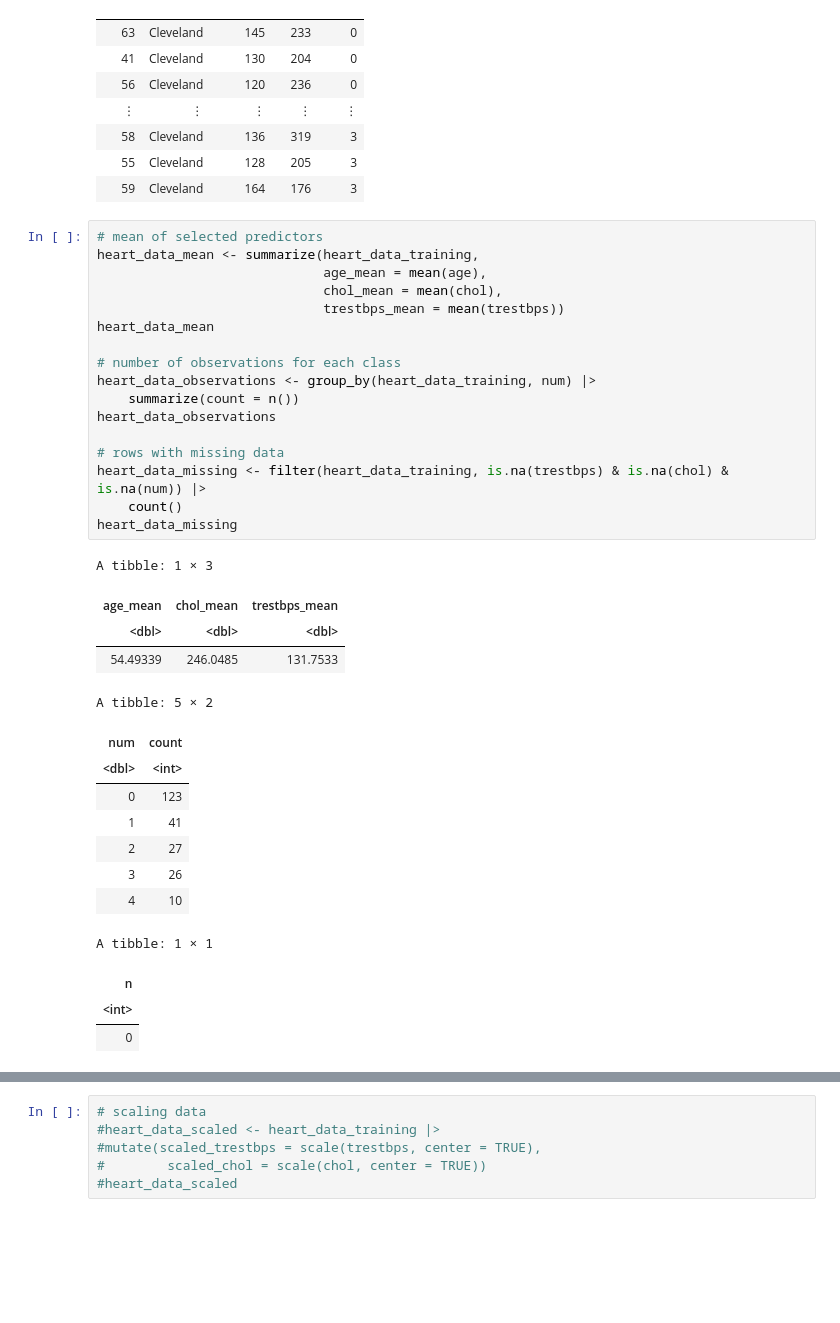
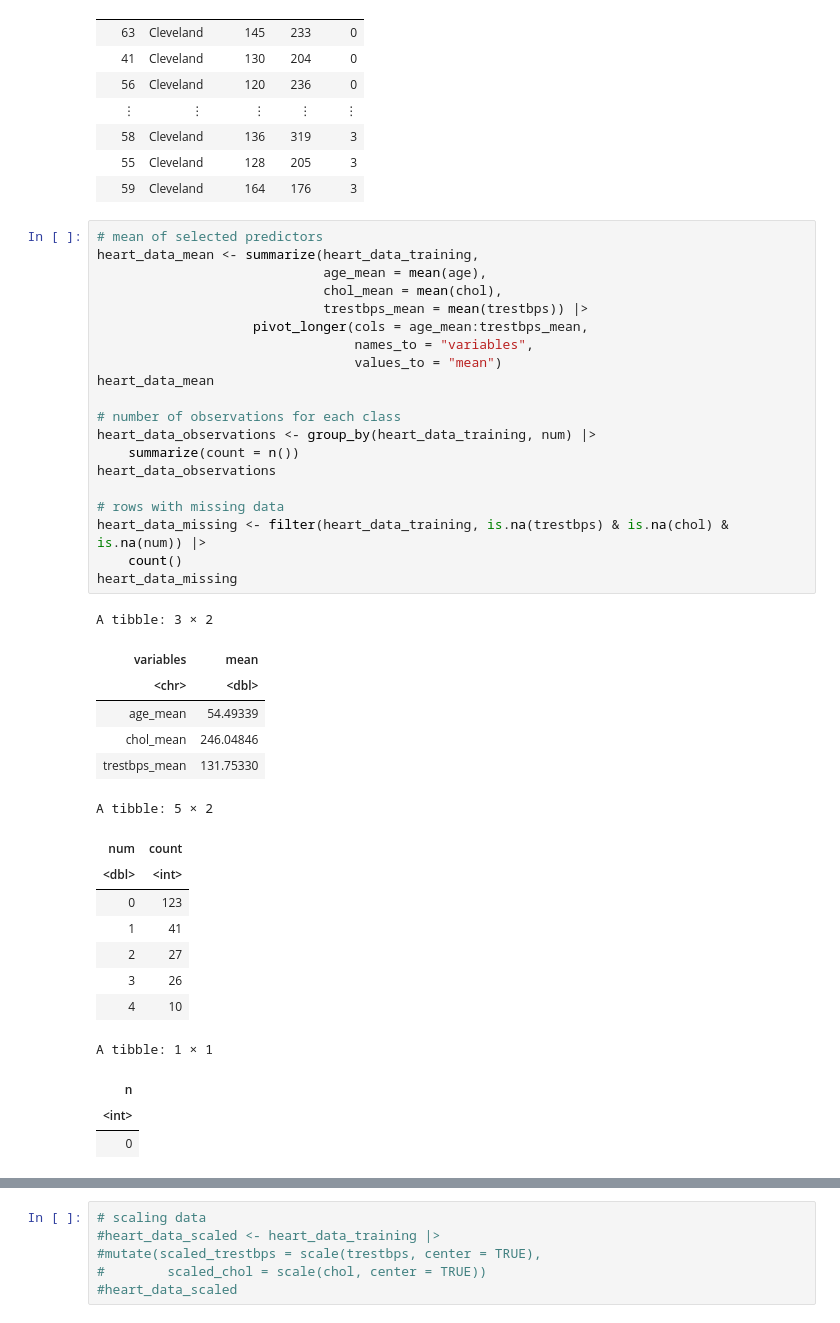
Before and after one commit to jenpari3/Audit_Group_Proposal, a Jupyter notebook: Heart_Group_Proposal.ipynb, the cells around one changed output, grey strips where cells are left out. Drawn from its saved outputs; the diff is of its cells as text; blank space fills up the shorter version.

```diff
--- a/Heart_Group_Proposal.ipynb
+++ b/Heart_Group_Proposal.ipynb
@@ -96,25 +96,30 @@ A tibble: 227 × 5
 # %%
 # mean of selected predictors
 heart_data_mean <- summarize(heart_data_training,
                              age_mean = mean(age),
                              chol_mean = mean(chol),
-                             trestbps_mean = mean(trestbps))
+                             trestbps_mean = mean(trestbps)) |>
+                    pivot_longer(cols = age_mean:trestbps_mean,
+                                 names_to = "variables",
+                                 values_to = "mean")
 heart_data_mean
 
 # number of observations for each class
 heart_data_observations <- group_by(heart_data_training, num) |>
     summarize(count = n())
 heart_data_observations
 
 # rows with missing data
 heart_data_missing <- filter(heart_data_training, is.na(trestbps) & is.na(chol) & is.na(num)) |>
     count()
 heart_data_missing
 # %% [output]
-A tibble: 1 × 3
+A tibble: 3 × 2
-| age_mean | chol_mean | trestbps_mean |
-| <dbl> | <dbl> | <dbl> |
-| 54.49339 | 246.0485 | 131.7533 |
+| variables | mean |
+| <chr> | <dbl> |
+| age_mean | 54.49339 |
+| chol_mean | 246.04846 |
+| trestbps_mean | 131.75330 |
 A tibble: 5 × 2
 | num | count |
 | <dbl> | <int> |
```
Also changed, not shown: parts of 2 cells of this notebook.
